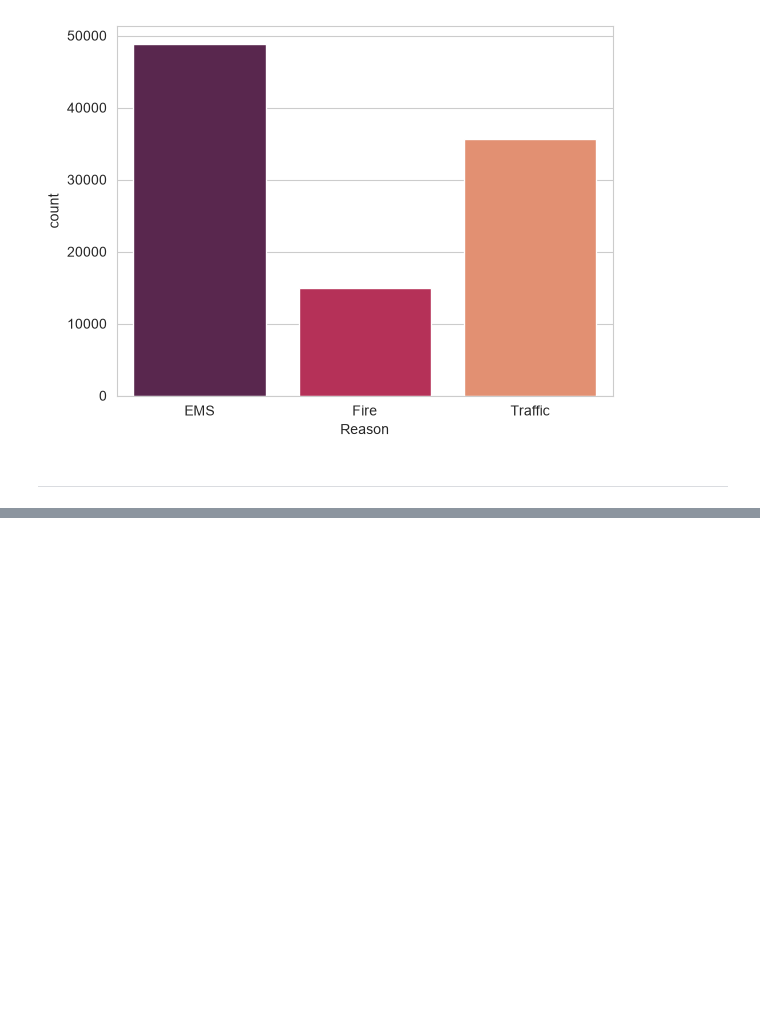
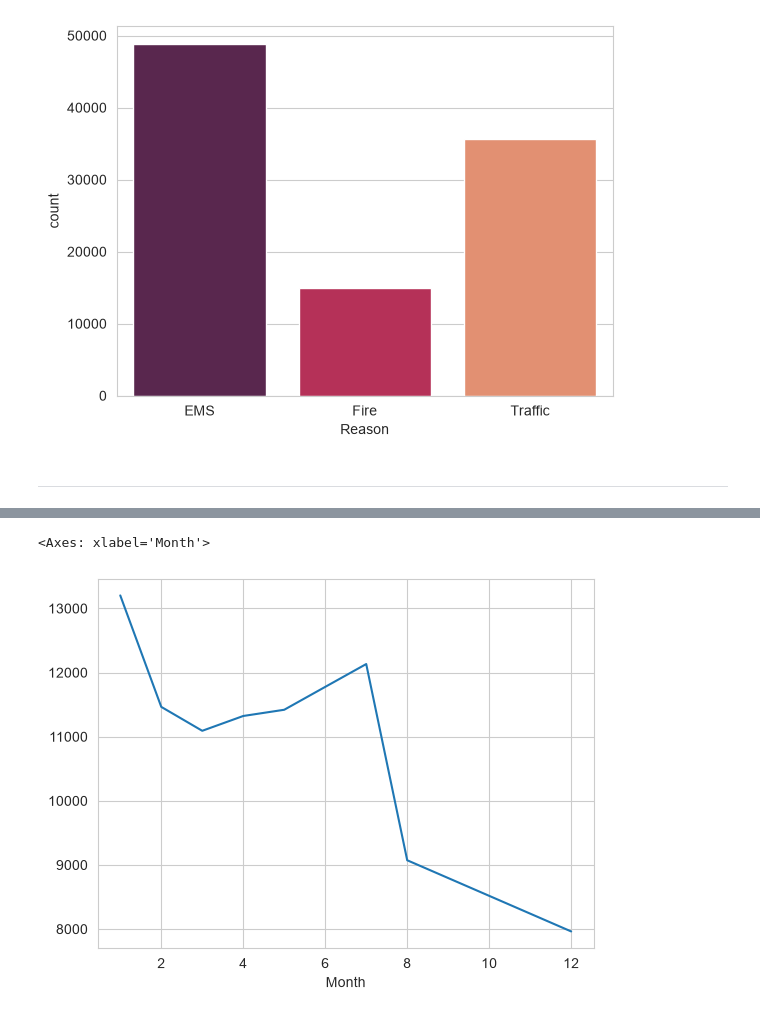
Before and after one commit to anushkaaaab/Data-Analysis-Project-1-911-calls-, a Jupyter notebook: 911 Calls.ipynb, the cells around one changed output, grey strips where cells are left out. Cells and saved outputs as stored; diff of their text form; code cells hidden in the pictures; blank space fills up the shorter version.

```diff
--- a/911 Calls.ipynb
+++ b/911 Calls.ipynb
@@ -118,0 +142,3 @@ sns.countplot(x='Reason', data= df, hue= 'Reason', palette= 'rocket')
+# %%
+byMonth = df.groupby('Month').count()
+byMonth.head()
@@ -118,0 +153,5 @@ sns.countplot(x='Reason', data= df, hue= 'Reason', palette= 'rocket')
+# %%
+byMonth['twp'].plot()
+# %% [output]
+<Axes: xlabel='Month'>
+[figure, added]
```
Also changed, not shown: parts of 11 cells of this notebook.
